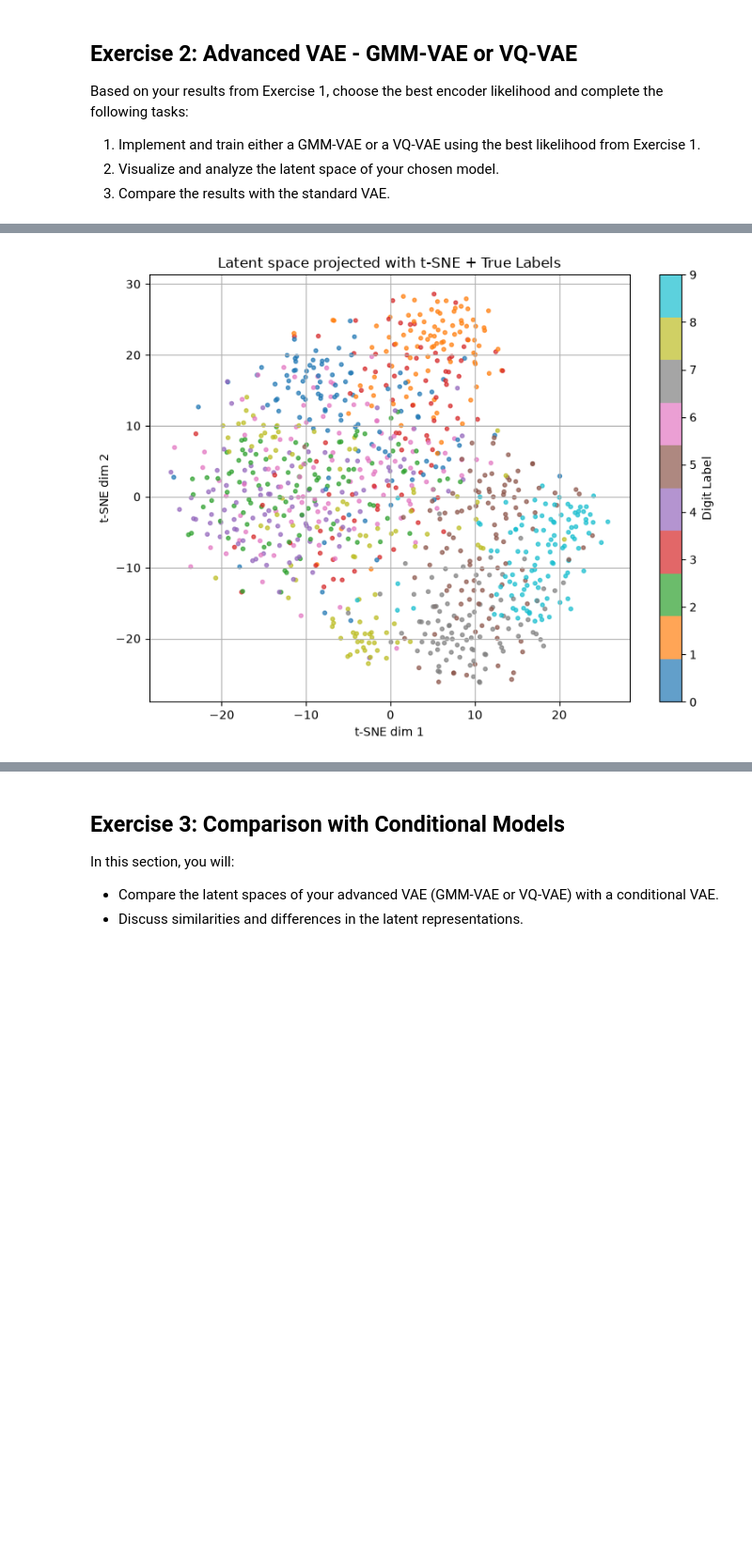
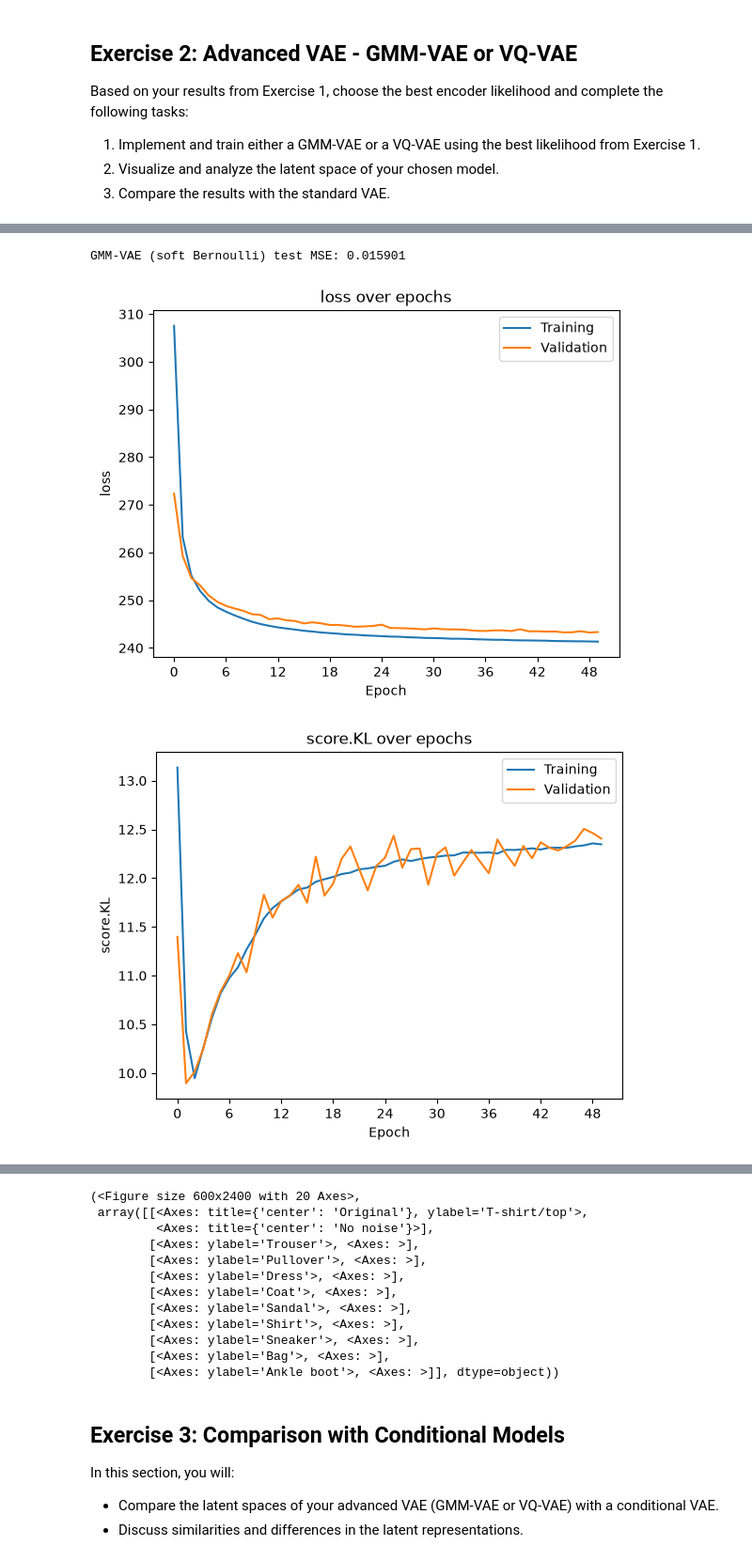
Before and after one commit to Lolillosky/GenerativeDeepLearningCourse, a Jupyter notebook: Topic4/Homework_VAEs.ipynb, the cells around one changed output, grey strips where cells are left out. Shown at 94% size. Saved outputs shown, nothing was run; the diff lists cells and outputs as text; code cells hidden in the pictures; blank space fills up the shorter version.

```diff
--- a/Topic4/Homework_VAEs.ipynb
+++ b/Topic4/Homework_VAEs.ipynb
@@ -439,10 +464,11 @@ def samples_generated_no_noise(model_best):
     param = next(model_best.parameters())
 
     with torch.no_grad():
-        z = torch.randn(
-            16, model_best.prior.M,
-            device=param.device, dtype=param.dtype,
-        )
+        # Sample the learned mixture for GMM-VAE, standard normal for VAE.
+        z = model_best.prior.sample(16)
+        if isinstance(z, tuple):
+            z, _ = z
+        z = z.to(device=param.device, dtype=param.dtype)
         images = model_best.decoder.decode(z).cpu().numpy()
 
     fig, axes = plt.subplots(4, 4)
@@ -602,10 +680,10 @@ class BernoulliDecoder(nn.Module):
         return probs  # Return probabilities in [0,1]
 
     def log_prob(self, x, z):
-        theta = self.decode(z)
+        logits = self.decoder(z)
         # BCE
         # Check x values are between 0 and 1
         if torch.any(x < 0) or torch.any(x > 1):
             raise ValueError('Input x must be in the range [0, 1] for Bernoulli log_prob computation.')
-        log_prob = -F.binary_cross_entropy(theta, x, reduction='none').sum(dim=1)
+        log_prob = -F.binary_cross_entropy_with_logits(logits, x, reduction='none').sum(dim=1)
         return log_prob
@@ -706,3 +758,7 @@ samples_generated_no_noise(best_model.vae_model)
 # %%
+for metric in ("loss", "score.KL", "score.RE"):
+    plot_training_results("lightning_logs/VAE_Bernoulli/fixed/metrics.csv", metric=metric)
+
 plot_reconstructions_by_label(best_model.vae_model, test_dataset, 1234)
+plot_latent_tsne_with_labels(best_model.vae_model, test_data_loader)
 # %% [output]
@@ -812,7 +850,7 @@ class GMMVAE(nn.Module):
         # ELBO with beta weight on KL terms
         elbo = RE - self.beta * (KL_z + KL_c)
 
-        loss = -elbo.sum()  # negative ELBO (to minimize)
+        loss = -elbo.mean()  # negative ELBO (to minimize)
 
 
         return loss, dict(RE=RE.mean(), KL=(KL_z + KL_c).mean())
@@ -905,4 +920,15 @@ Wall time: 41.8 s
+# %%
+gmm_test_mse = test_reconstruction_mse(best_model.vae_model, test_data_loader)
+print(f"GMM-VAE (soft Bernoulli) test MSE: {gmm_test_mse:.6f}")
+# %% [output]
+GMM-VAE (soft Bernoulli) test MSE: 0.015901
 # %%
-plot_latent_tsne_with_labels(best_model.vae_model, valid_data_loader)
+for metric in ("loss", "score.KL", "score.RE"):
+    plot_training_results("lightning_logs/GMMVAE_Bernoulli/fixed/metrics.csv", metric=metric)
+
+plot_latent_tsne_with_labels(best_model.vae_model, test_data_loader)
+samples_generated_no_noise(best_model.vae_model)
+plot_reconstructions_by_label(best_model.vae_model, test_dataset, 4567)
 # %% [output]
-[figure, old version]
+[figure, new version]
+[figure, added]
@@ -909,3 +939,15 @@ plot_latent_tsne_with_labels(best_model.vae_model, valid_data_loader)
+(<Figure size 600x2400 with 20 Axes>,
+ array([[<Axes: title={'center': 'Original'}, ylabel='T-shirt/top'>,
+         <Axes: title={'center': 'No noise'}>],
+        [<Axes: ylabel='Trouser'>, <Axes: >],
+        [<Axes: ylabel='Pullover'>, <Axes: >],
+        [<Axes: ylabel='Dress'>, <Axes: >],
+        [<Axes: ylabel='Coat'>, <Axes: >],
+        [<Axes: ylabel='Sandal'>, <Axes: >],
+        [<Axes: ylabel='Shirt'>, <Axes: >],
+        [<Axes: ylabel='Sneaker'>, <Axes: >],
+        [<Axes: ylabel='Bag'>, <Axes: >],
+        [<Axes: ylabel='Ankle boot'>, <Axes: >]], dtype=object))
 # %% [markdown]
 ## Exercise 3: Comparison with Conditional Models
 
```
Also changed, not shown: parts of 64 cells of this notebook.
